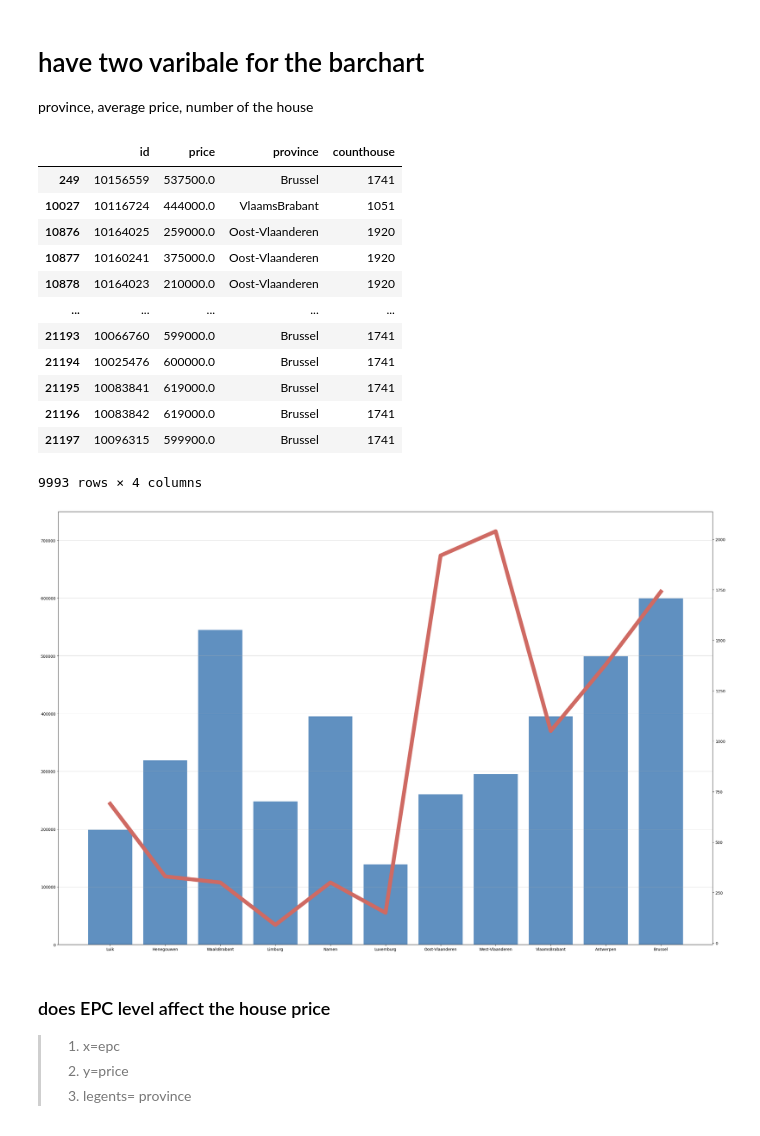
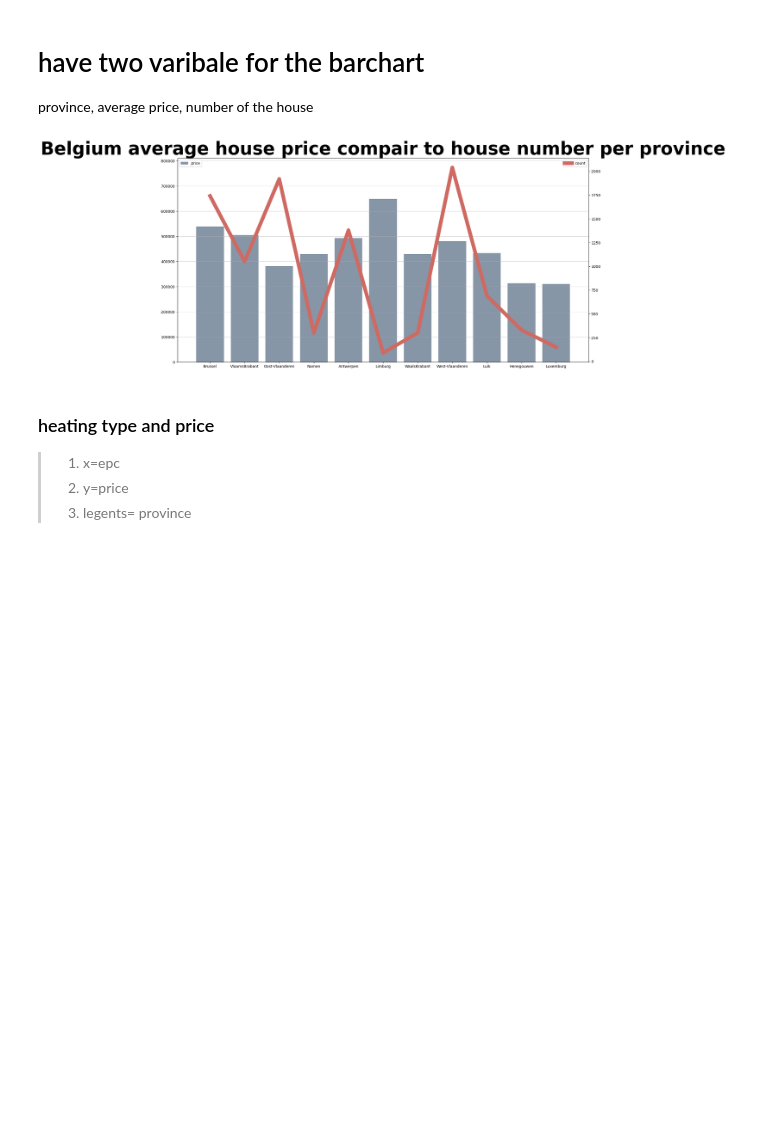
Before and after one commit to duckduckyaya/real-estate-price-prediction, a Jupyter notebook: data-acquisition/cleaning-data.ipynb, the cells around one changed output. Saved outputs shown, nothing was run; the diff lists cells and outputs as text; code cells hidden in the pictures; blank space fills up the shorter version.

```diff
--- a/data-acquisition/cleaning-data.ipynb
+++ b/data-acquisition/cleaning-data.ipynb
@@ -235,43 +253,42 @@ province, average price, number of the house
 # %%
 # number of houses add in each province
 dataset_7['counthouse'] = dataset_7.groupby('province').province.transform('count')
 dataset_7.drop('type', axis=1, inplace=True)
-display(dataset_7)
 
 # remove duplicate rows
-dataset_7_non_dup = dataset_7.drop_duplicates(subset='province', keep='last')
+dataset_7_non_dup = dataset_7.drop_duplicates(subset='province')
 
 #drop row has Nan value
 dataset_7_non_dup = dataset_7_non_dup.dropna()
-dataset_7_non_dup.drop('id', axis=1, inplace=True)
 
-#bar chart
-fig = plt.figure(figsize=(30,20))
+# create new column in dataset_7_non_dup to have province_dataframe average price in
+
+average_price = list(province_dataframe['average_price'])
+dataset_7_non_dup = dataset_7_non_dup.assign(ave_price=average_price)
+
+dataset_7_non_dup.drop('price', axis=1, inplace=True)
+
+# #bar chart
+fig = plt.figure(figsize=(20,10), facecolor='w')
+color_bar = ['#afb0b2', '#939391', '']
 ax1 = plt.subplot(1,1,1)
-ax1.bar(dataset_7_non_dup.province, dataset_7_non_dup.price, color= '#6090C0')
-ax1.set_ylim(0, dataset_7_non_dup.price.max()*1.25)
+ax1.bar(dataset_7_non_dup.province, dataset_7_non_dup.ave_price, color= '#8696a7', label='price')
+ax1.set_ylim(0, dataset_7_non_dup.ave_price.max()*1.25)
 ax1.yaxis.grid(linestyle='-', linewidth = 0.5)
+leg = ax1.legend(loc='upper left', fancybox='True')
 
 ax2 = ax1.twinx()
-ax2.plot(dataset_7_non_dup.province, dataset_7_non_dup.counthouse, color='#cf6a63', linewidth = 10)
+
+ax2.plot(dataset_7_non_dup.province, dataset_7_non_dup.counthouse, color='#cf6a63', linewidth = 10, label='count')
+leg = ax2.legend(loc='upper left', title='Legend', fancybox='True')
+
+plt.title('Belgium average house price compair to house number per province', fontsize=48, weight='bold')
+plt.legend()
 plt.show()
 # %% [output]
-|  | id | price | province | counthouse |
-| 249 | 10156559 | 537500.0 | Brussel | 1741 |
-| 10027 | 10116724 | 444000.0 | VlaamsBrabant | 1051 |
-| 10876 | 10164025 | 259000.0 | Oost-Vlaanderen | 1920 |
-| 10877 | 10160241 | 375000.0 | Oost-Vlaanderen | 1920 |
-| 10878 | 10164023 | 210000.0 | Oost-Vlaanderen | 1920 |
-| ... | ... | ... | ... | ... |
-| 21193 | 10066760 | 599000.0 | Brussel | 1741 |
-| 21194 | 10025476 | 600000.0 | Brussel | 1741 |
-| 21195 | 10083841 | 619000.0 | Brussel | 1741 |
-| 21196 | 10083842 | 619000.0 | Brussel | 1741 |
-| 21197 | 10096315 | 599900.0 | Brussel | 1741 |
-9993 rows × 4 columns
-[figure, old version]
+[figure, new version]
 # %% [markdown]
-### does EPC level affect the house price
+### heating type and price
 > 1. x=epc
 > 2. y=price
 > 3. legents= province
```
Also changed, not shown: parts of 4 cells of this notebook.
